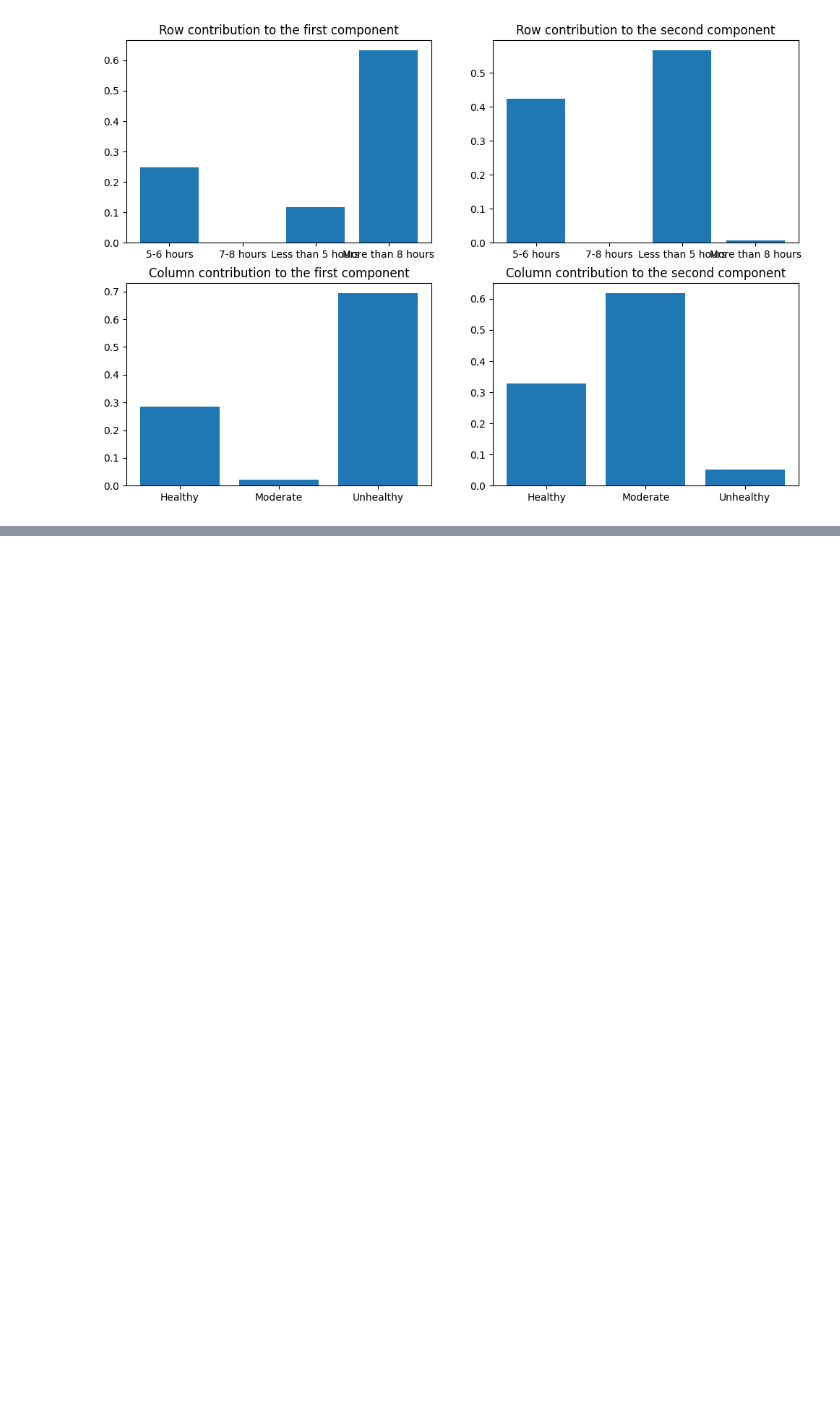
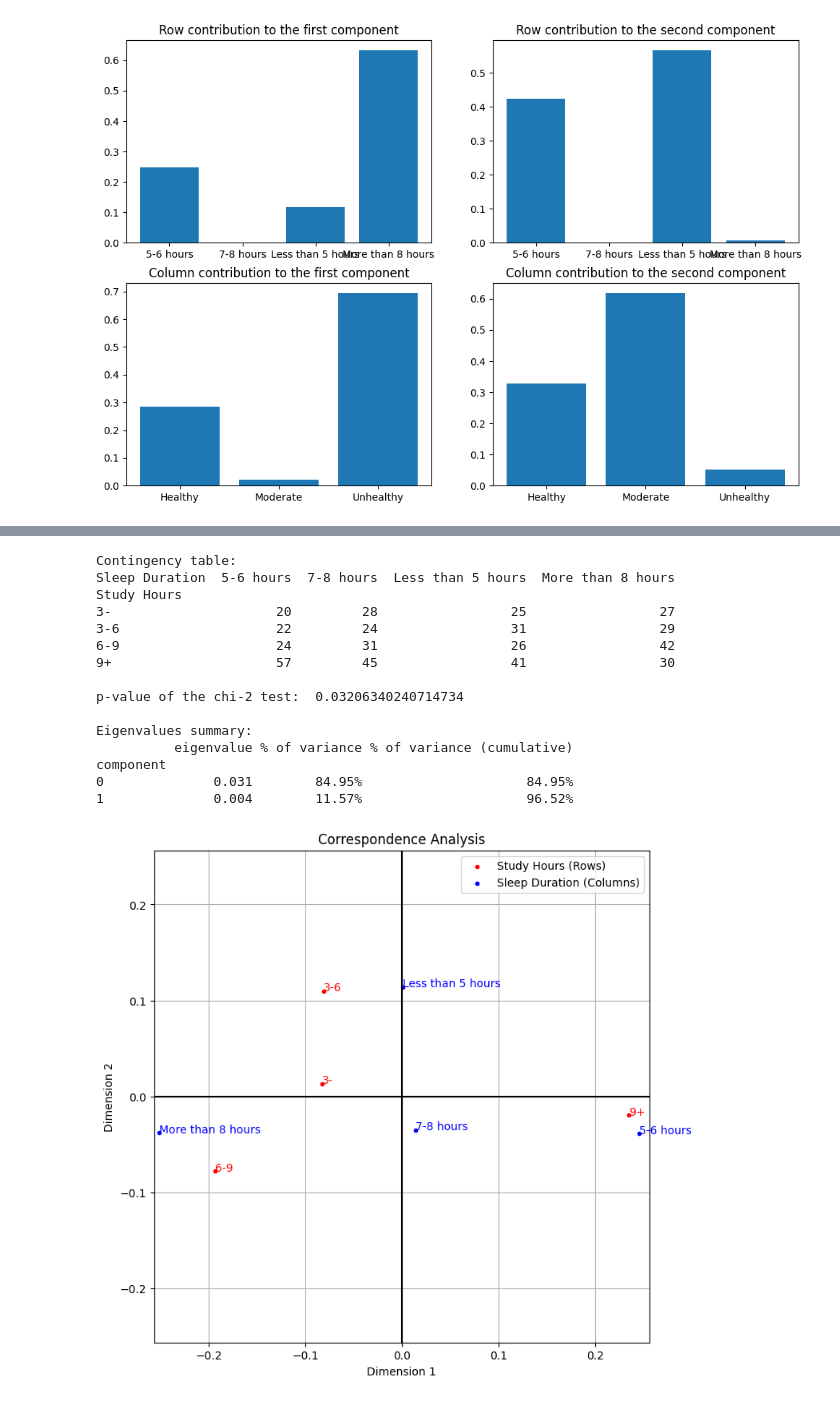
Before and after one commit to bourgouinraphael/Projet_traitement_info, a Jupyter notebook: Projet.ipynb, the cells around one changed output, grey strips where cells are left out. Cells and saved outputs as stored; diff of their text form; code cells hidden in the pictures; blank space fills up the shorter version.

```diff
--- a/Projet.ipynb
+++ b/Projet.ipynb
@@ -190,0 +259,21 @@ component
+# %%
+index_column1, index_column2 = 7, 4
+
+make_plot(df, index_column1, index_column2, -1, "Images/Study_Sleep_all") # Tout le monde
+# %% [output]
+Contingency table:
+Sleep Duration  5-6 hours  7-8 hours  Less than 5 hours  More than 8 hours
+Study Hours
+3-                     20         28                 25                 27
+3-6                    22         24                 31                 29
+6-9                    24         31                 26                 42
+9+                     57         45                 41                 30
+
+p-value of the chi-2 test:  0.03206340240714734
+
+Eigenvalues summary:
+          eigenvalue % of variance % of variance (cumulative)
+component
+0              0.031        84.95%                     84.95%
+1              0.004        11.57%                     96.52%
+[figure, added]
```
Also changed, not shown: parts of 11 cells of this notebook, 21 other files.
